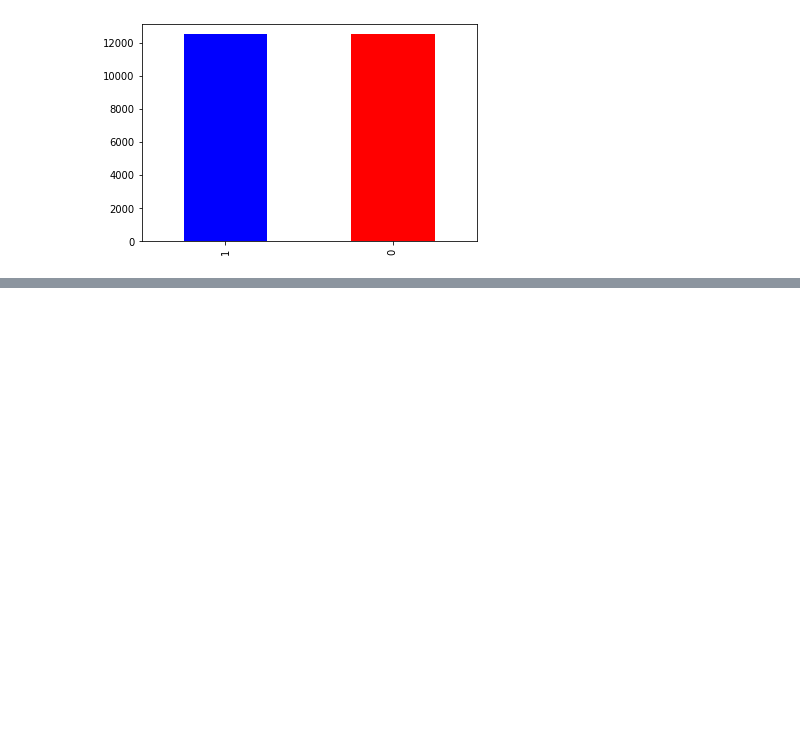
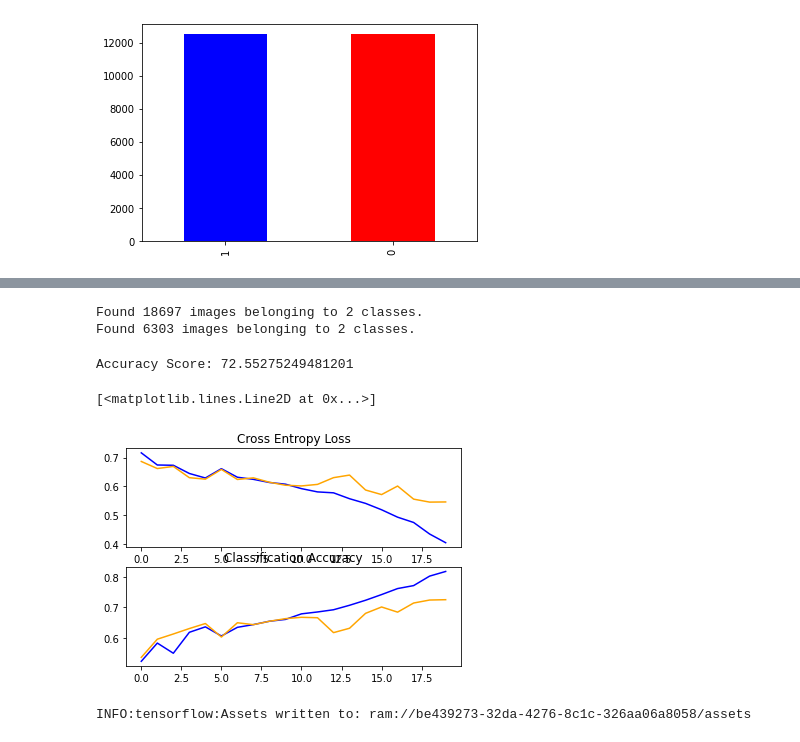
Before and after one commit to DrakeData/Image_Classification, a Jupyter notebook: Image_Classification_Main.ipynb, the cells around one changed output, grey strips where cells are left out. Cells and saved outputs as stored; diff of their text form; code cells hidden in the pictures; blank space fills up the shorter version.

Commit message:
Ran first model

```diff
--- a/Image_Classification_Main.ipynb
+++ b/Image_Classification_Main.ipynb
@@ -163,0 +216,48 @@ IMAGE_CHANNELS=3
+# %%
+# define model
+model = define_model()
+# %%
+# create data generator
+datagen = ImageDataGenerator(rescale=1.0/255.0)
+# %%
+# prepare iterators
+train_it = datagen.flow_from_directory('dataset_dogs_vs_cats/train/',
+	class_mode='binary', batch_size=64, target_size=(200, 200))
+test_it = datagen.flow_from_directory('dataset_dogs_vs_cats/test/',
+	class_mode='binary', batch_size=64, target_size=(200, 200))
+# %% [output]
+Found 18697 images belonging to 2 classes.
+Found 6303 images belonging to 2 classes.
+# %%
+# fit model
+history = model.fit_generator(train_it, steps_per_epoch=len(train_it),
+	validation_data=test_it, validation_steps=len(test_it), epochs=20, verbose=0)
+# %%
+# evaluate model
+_, acc = model.evaluate_generator(test_it, steps=len(test_it), verbose=0)
+print(f'Accuracy Score: { acc* 100.0}')
+# %% [output]
+Accuracy Score: 72.55275249481201
+# %%
+pyplot.subplot(211)
+pyplot.title('Cross Entropy Loss')
+pyplot.plot(history.history['loss'], color='blue', label='train')
+pyplot.plot(history.history['val_loss'], color='orange', label='test')
+# plot accuracy
+pyplot.subplot(212)
+pyplot.title('Classification Accuracy')
+pyplot.plot(history.history['accuracy'], color='blue', label='train')
+pyplot.plot(history.history['val_accuracy'], color='orange', label='test')
+# # save plot to file
+# filename = sys.argv[0].split('/')[-1]
+# pyplot.savefig(filename + '_plot.png')
+# pyplot.close()
+# %% [output]
+[<matplotlib.lines.Line2D at 0x...>]
+[figure, added]
+# %%
+import pickle
+
+pickle.dump(history, open('drive/MyDrive/Colab Notebooks/Image_Classification/model1.pkl','wb'))
+# %% [output]
+INFO:tensorflow:Assets written to: ram://be439273-32da-4276-8c1c-326aa06a8058/assets
```
Also changed, not shown: parts of 16 cells of this notebook.
